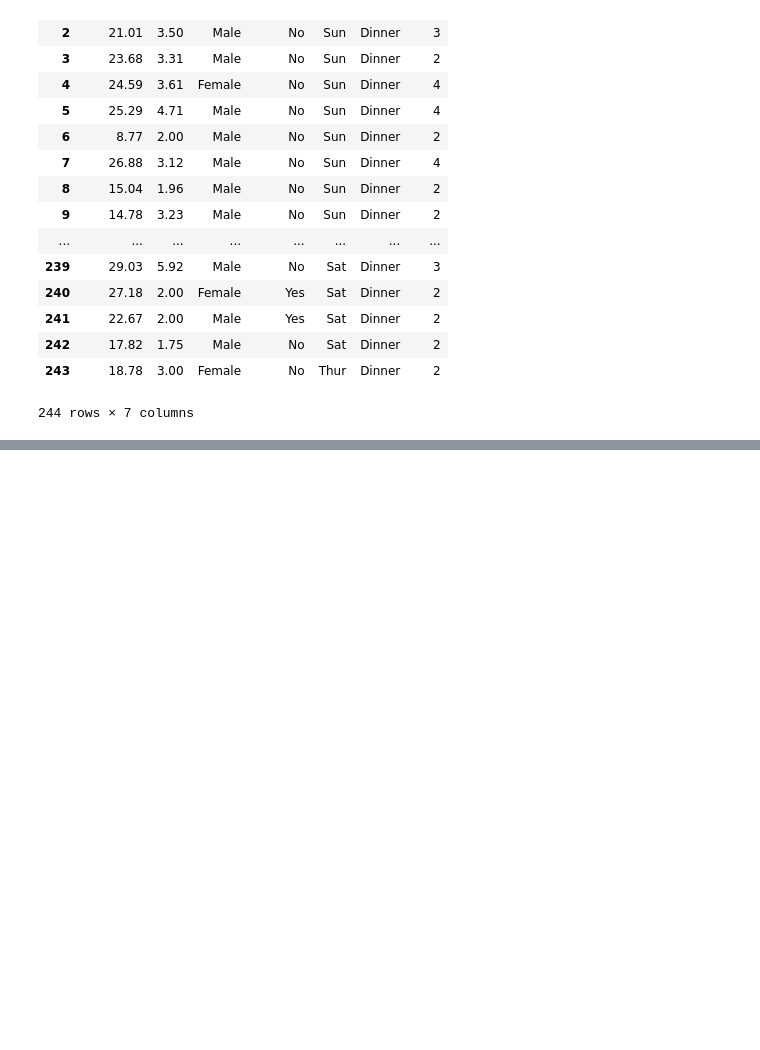
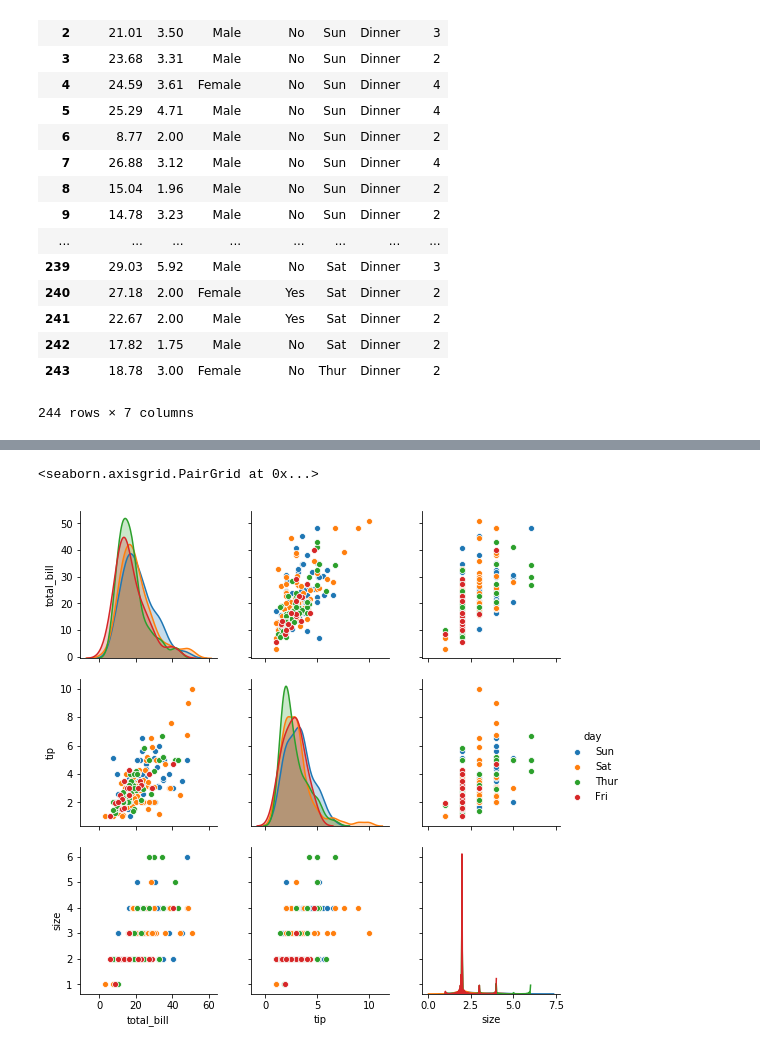
Before and after one commit to martinaobrien/FUNDAMENTALS-OF-DATA-ANALYSIS-Project-2019, a Jupyter notebook: Tips Dataset Assignment .ipynb, the cells around one changed output, grey strips where cells are left out. Saved outputs shown, nothing was run; the diff lists cells and outputs as text; code cells hidden in the pictures; blank space fills up the shorter version.

```diff
--- a/Tips Dataset Assignment .ipynb
+++ b/Tips Dataset Assignment .ipynb
@@ -26,0 +81,5 @@ df #display the dataset
+# %%
+sns.pairplot (df, hue='day')
+# %% [output]
+<seaborn.axisgrid.PairGrid at 0x...>
+[figure, added]
```
Also changed, not shown: parts of 10 cells of this notebook, 1 other file.
